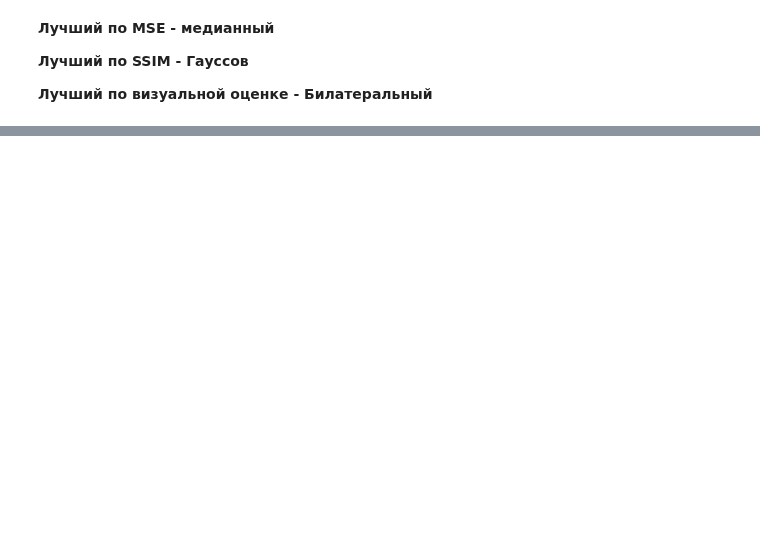
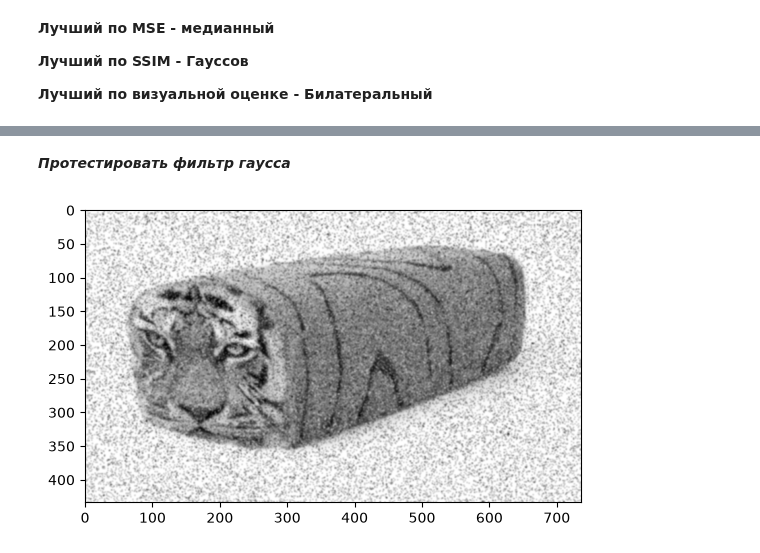
Before and after one commit to IamYarr/CompVisHW, a Jupyter notebook: Task2.ipynb, the cells around one changed output, grey strips where cells are left out. Drawn from its saved outputs; the diff is of its cells as text; code cells hidden in the pictures; blank space fills up the shorter version.

```diff
--- a/Task2.ipynb
+++ b/Task2.ipynb
@@ -103,0 +116,8 @@ NL 32                     | MSE: 690.44 | SSIM: 0.7814
+# %% [markdown]
+***Протестировать фильтр гаусса***
+# %%
+image_gauss_gauss2 = cv2.GaussianBlur(image_sp, (5, 5), 0)
+plt.imshow(image_gauss_gauss2, cmap="gray")
+plt.show()
+# %% [output]
+[figure, added]
```
Also changed, not shown: parts of 13 cells of this notebook.
